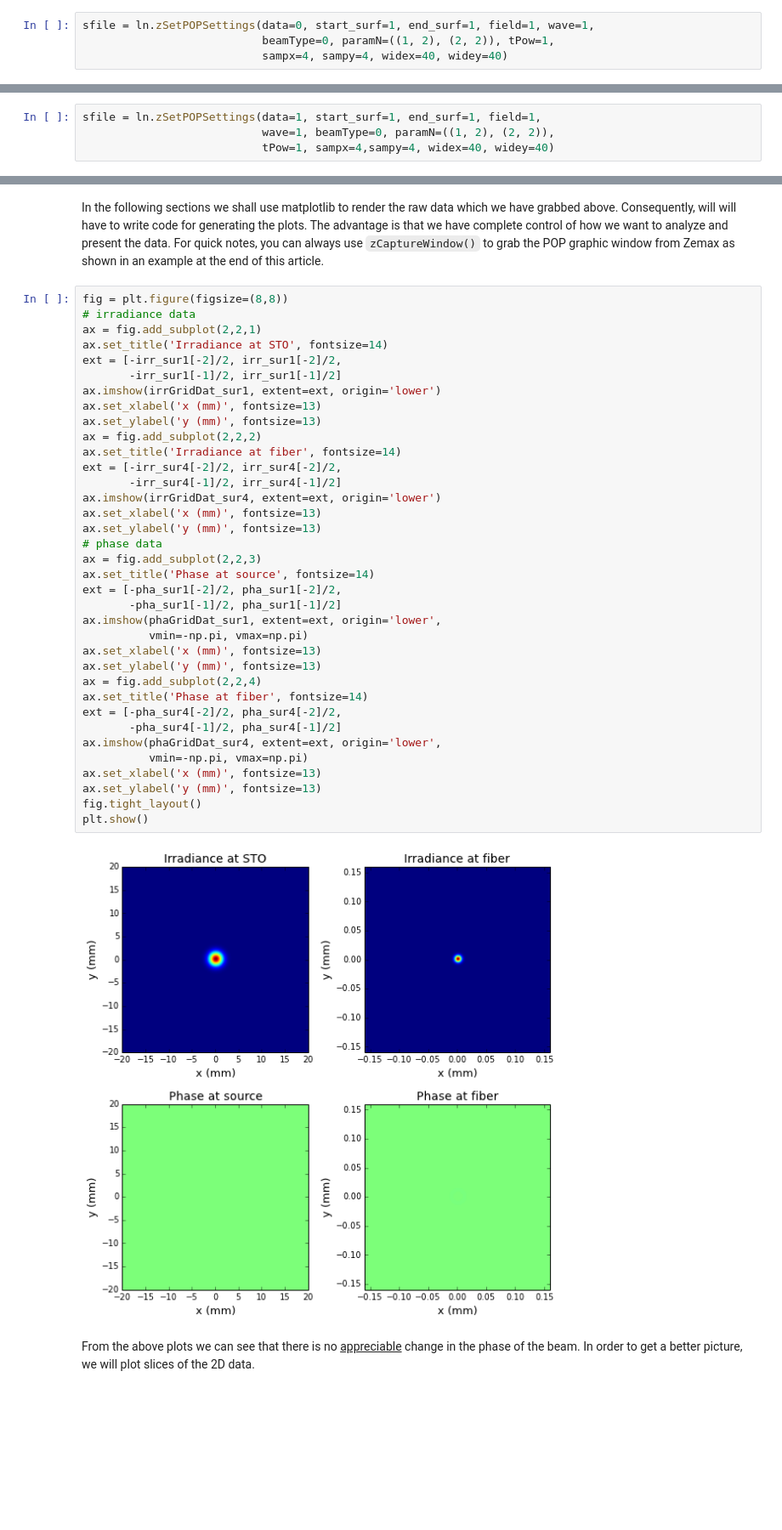
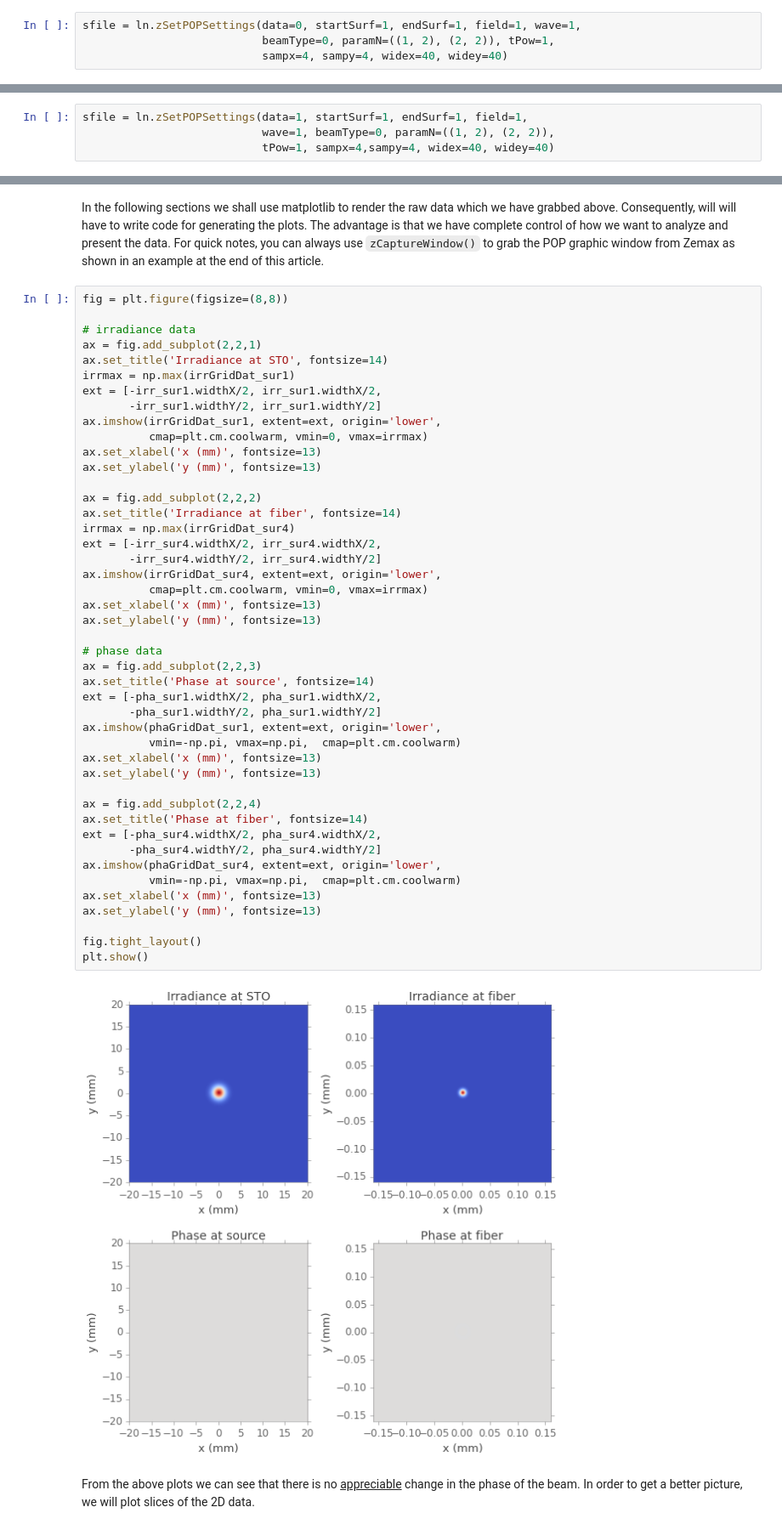
Before and after one commit to xzos/PyZDDE, a Jupyter notebook: Examples/IPNotebooks/02 Simple fiber coupling analysis using Zemax's POP.ipynb, the cells around one changed output, grey strips where cells are left out. Shown at 85% size. Drawn from its saved outputs; the diff is of its cells as text; blank space fills up the shorter version.

```diff
--- a/Examples/IPNotebooks/02 Simple fiber coupling analysis using Zemax's POP.ipynb
+++ b/Examples/IPNotebooks/02 Simple fiber coupling analysis using Zemax's POP.ipynb
@@ -111,7 +112,7 @@ Waist : 8 microns (0.008 mm)
 
 The modal radius that the receiving fiber supports is an 8 microns beam waist.
 # %%
-sfile = ln.zSetPOPSettings(data=0, start_surf=1, end_surf=1, field=1, wave=1,
+sfile = ln.zSetPOPSettings(data=0, startSurf=1, endSurf=1, field=1, wave=1,
                            beamType=0, paramN=((1, 2), (2, 2)), tPow=1,
                            sampx=4, sampy=4, widex=40, widey=40)
 # %% [markdown]
@@ -153,7 +153,7 @@ From the above we see that the **system efficiency**, which is the energy transp
 # %% [markdown]
 In order to get the phase information we need to use the function ``zSetPOPSettings()`` once again. This is mainly because there is (currently) no way to modify the "Data" parameter externally. So in PyZDDE, we create a new settings file when everytime we switch between "Phase" and "Irradiance" data. Since we have already retrieved the irradiance data, we will re-use the name of the previous settings file.
 # %%
-sfile = ln.zSetPOPSettings(data=1, start_surf=1, end_surf=1, field=1,
+sfile = ln.zSetPOPSettings(data=1, startSurf=1, endSurf=1, field=1,
                            wave=1, beamType=0, paramN=((1, 2), (2, 2)),
                            tPow=1, sampx=4,sampy=4, widex=40, widey=40)
 # %%
@@ -177,42 +177,51 @@ pha_sur4, phaGridDat_sur4 = ln.zGetPOP(settingsFile=sfile, displayData=True)
 In the following sections we shall use matplotlib to render the raw data which we have grabbed above. Consequently, will will have to write code for generating the plots. The advantage is that we have complete control of how we want to analyze and present the data. For quick notes, you can always use ``zCaptureWindow()`` to grab the POP graphic window from Zemax as shown in an example at the end of this article.
 # %%
 fig = plt.figure(figsize=(8,8))
+
 # irradiance data
 ax = fig.add_subplot(2,2,1)
 ax.set_title('Irradiance at STO', fontsize=14)
-ext = [-irr_sur1[-2]/2, irr_sur1[-2]/2,
-       -irr_sur1[-1]/2, irr_sur1[-1]/2]
-ax.imshow(irrGridDat_sur1, extent=ext, origin='lower')
+irrmax = np.max(irrGridDat_sur1)
+ext = [-irr_sur1.widthX/2, irr_sur1.widthX/2,
+       -irr_sur1.widthY/2, irr_sur1.widthY/2]
+ax.imshow(irrGridDat_sur1, extent=ext, origin='lower',
+          cmap=plt.cm.coolwarm, vmin=0, vmax=irrmax)
 ax.set_xlabel('x (mm)', fontsize=13)
 ax.set_ylabel('y (mm)', fontsize=13)
+
 ax = fig.add_subplot(2,2,2)
 ax.set_title('Irradiance at fiber', fontsize=14)
-ext = [-irr_sur4[-2]/2, irr_sur4[-2]/2,
-       -irr_sur4[-1]/2, irr_sur4[-1]/2]
-ax.imshow(irrGridDat_sur4, extent=ext, origin='lower')
+irrmax = np.max(irrGridDat_sur4)
+ext = [-irr_sur4.widthX/2, irr_sur4.widthX/2,
+       -irr_sur4.widthY/2, irr_sur4.widthY/2]
+ax.imshow(irrGridDat_sur4, extent=ext, origin='lower',
+          cmap=plt.cm.coolwarm, vmin=0, vmax=irrmax)
 ax.set_xlabel('x (mm)', fontsize=13)
 ax.set_ylabel('y (mm)', fontsize=13)
+
 # phase data
 ax = fig.add_subplot(2,2,3)
 ax.set_title('Phase at source', fontsize=14)
-ext = [-pha_sur1[-2]/2, pha_sur1[-2]/2,
-       -pha_sur1[-1]/2, pha_sur1[-1]/2]
+ext = [-pha_sur1.widthX/2, pha_sur1.widthX/2,
+       -pha_sur1.widthY/2, pha_sur1.widthY/2]
 ax.imshow(phaGridDat_sur1, extent=ext, origin='lower',
-          vmin=-np.pi, vmax=np.pi)
+          vmin=-np.pi, vmax=np.pi,  cmap=plt.cm.coolwarm)
 ax.set_xlabel('x (mm)', fontsize=13)
 ax.set_ylabel('y (mm)', fontsize=13)
+
 ax = fig.add_subplot(2,2,4)
 ax.set_title('Phase at fiber', fontsize=14)
-ext = [-pha_sur4[-2]/2, pha_sur4[-2]/2,
-       -pha_sur4[-1]/2, pha_sur4[-1]/2]
+ext = [-pha_sur4.widthX/2, pha_sur4.widthX/2,
+       -pha_sur4.widthY/2, pha_sur4.widthY/2]
 ax.imshow(phaGridDat_sur4, extent=ext, origin='lower',
-          vmin=-np.pi, vmax=np.pi)
+          vmin=-np.pi, vmax=np.pi,  cmap=plt.cm.coolwarm)
 ax.set_xlabel('x (mm)', fontsize=13)
 ax.set_ylabel('y (mm)', fontsize=13)
+
 fig.tight_layout()
 plt.show()
 # %% [output]
-[figure, old version]
+[figure, new version]
 # %% [markdown]
 From the above plots we can see that there is no <u>appreciable</u> change in the phase of the beam. In order to get a better picture, we will plot slices of the 2D data.
 # %%
```
Also changed, not shown: parts of 28 cells of this notebook, 7 other files.
